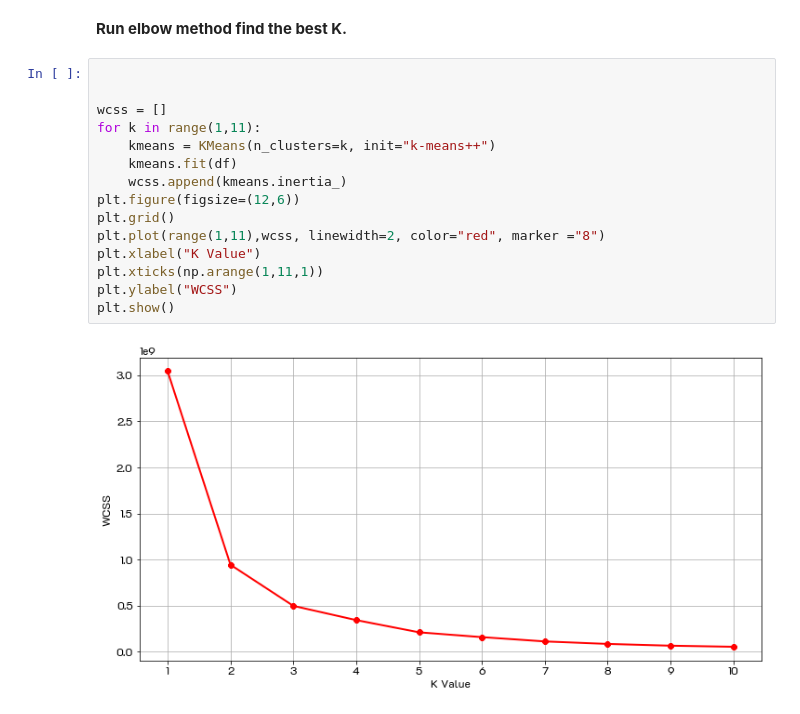
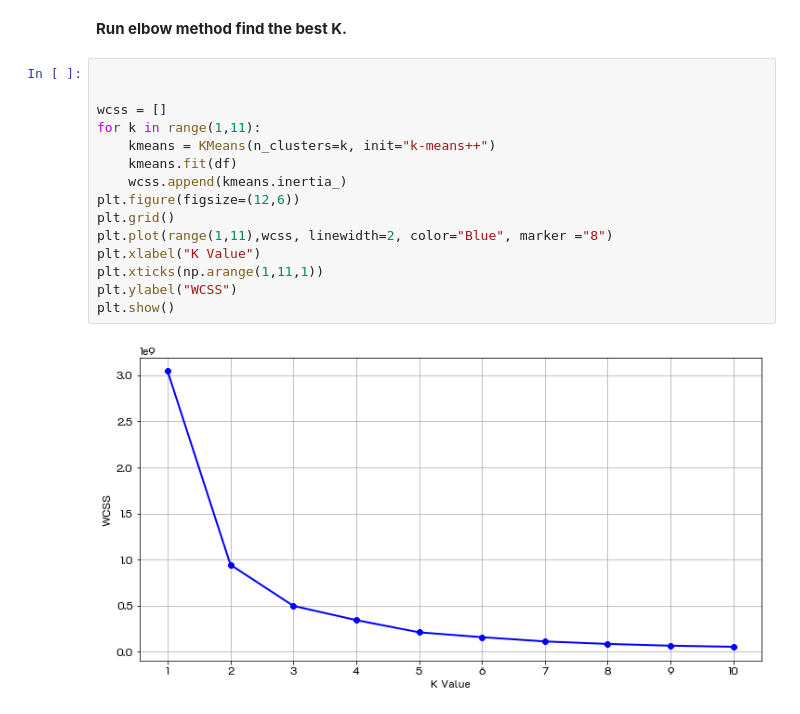
Before and after one commit to nathikayd/BADS7105, a Jupyter notebook: Homework 06 - Customer Segmentation/Customer Segmentation.ipynb, the cells around one changed output. Drawn from its saved outputs; the diff is of its cells as text.

```diff
--- a/Homework 06 - Customer Segmentation/Customer Segmentation.ipynb
+++ b/Homework 06 - Customer Segmentation/Customer Segmentation.ipynb
@@ -62,17 +65,17 @@ df
 # %%
 
 
 wcss = []
 for k in range(1,11):
     kmeans = KMeans(n_clusters=k, init="k-means++")
     kmeans.fit(df)
     wcss.append(kmeans.inertia_)
 plt.figure(figsize=(12,6))
 plt.grid()
-plt.plot(range(1,11),wcss, linewidth=2, color="red", marker ="8")
+plt.plot(range(1,11),wcss, linewidth=2, color="Blue", marker ="8")
 plt.xlabel("K Value")
 plt.xticks(np.arange(1,11,1))
 plt.ylabel("WCSS")
 plt.show()
 # %% [output]
-[figure, old version]
+[figure, new version]
```
Also changed, not shown: parts of 2 cells of this notebook.
